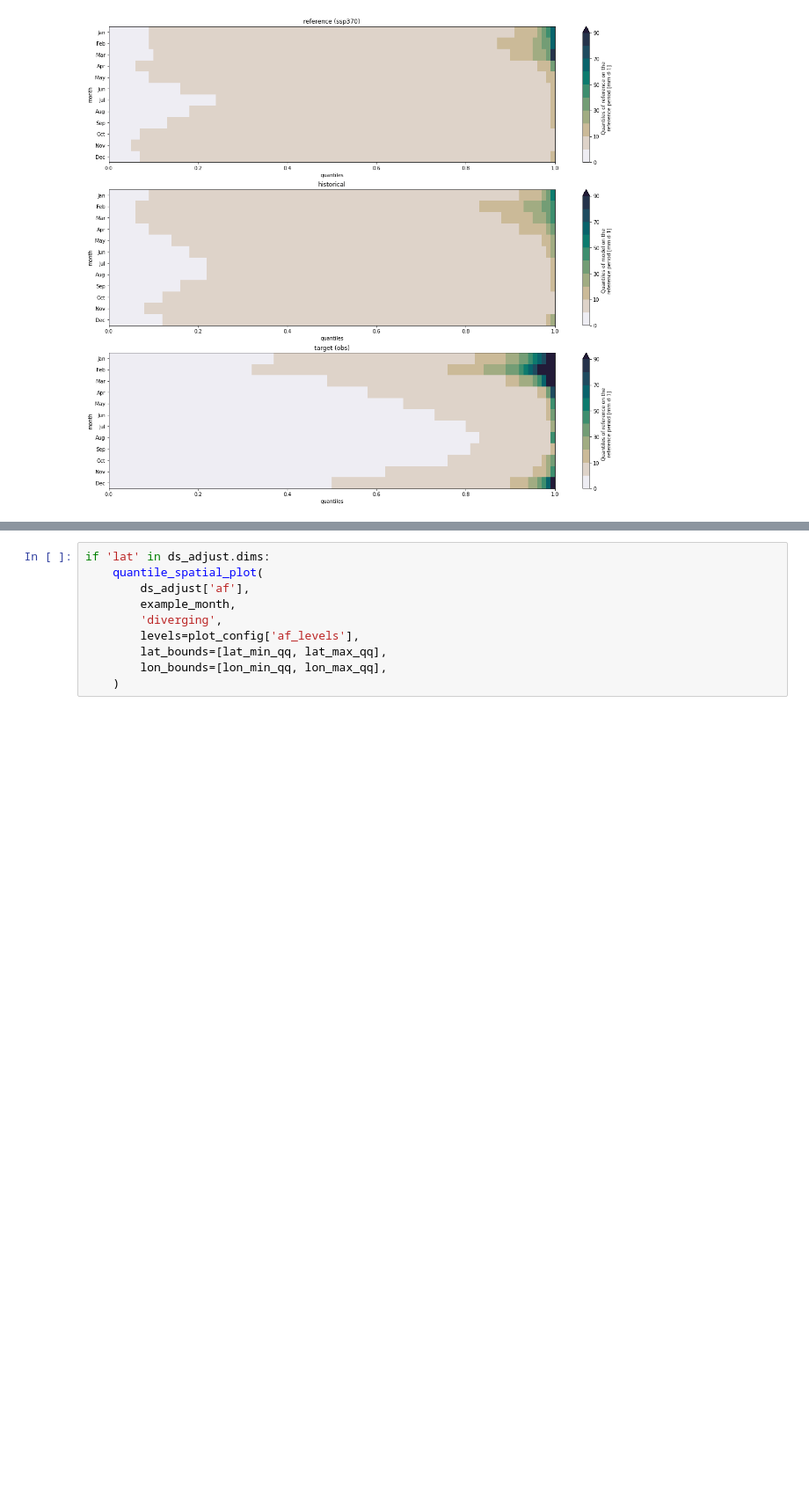
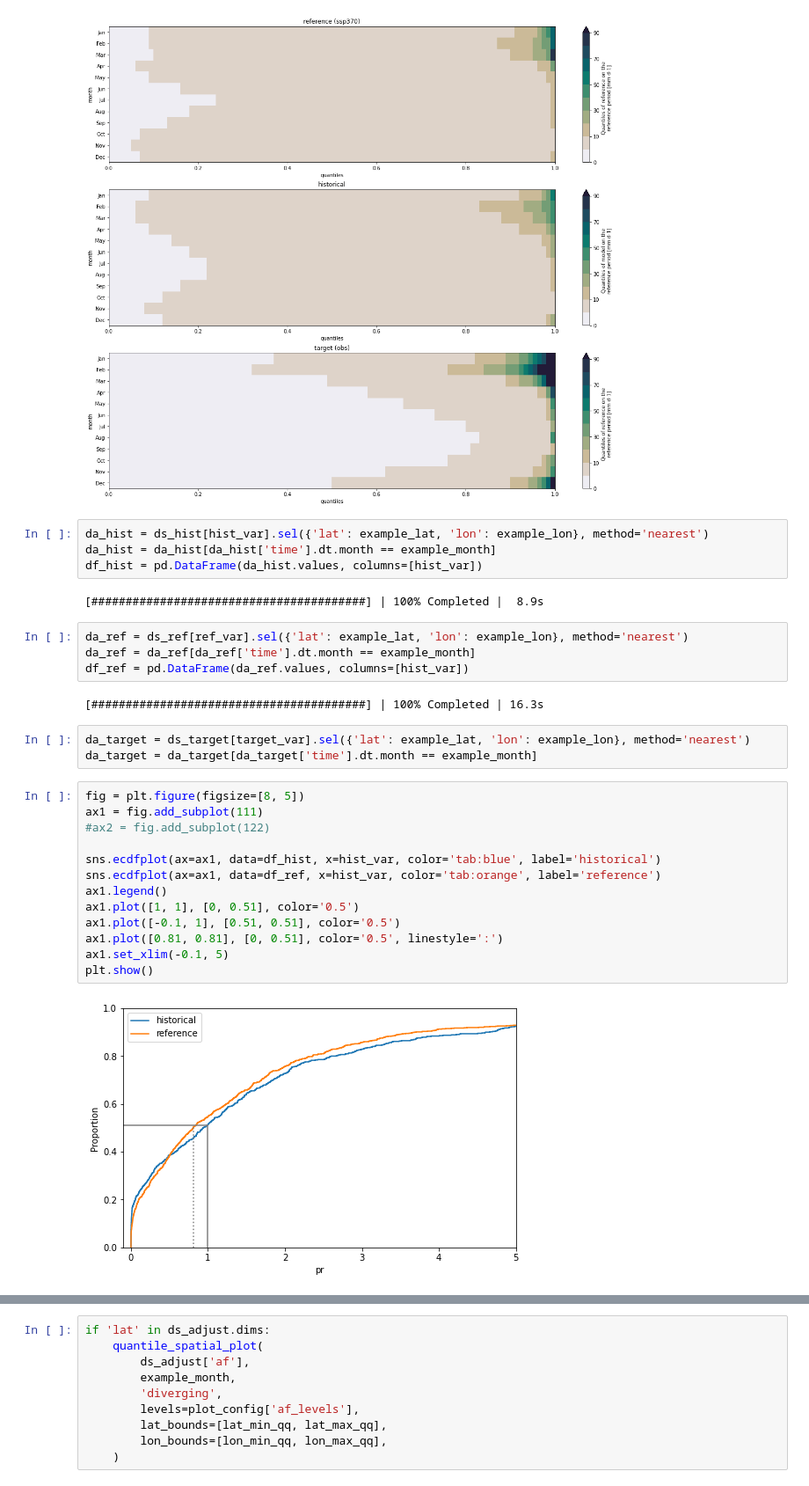
Before and after one commit to AusClimateService/qqscale, a Jupyter notebook: example_validation/pr-qdc-multiplicative-ssr_day_AGCD-ACCESS-ESM1-5_ssp370_r1i1p1f1_20350101-20641231.ipynb, the cells around one changed output, grey strips where cells are left out. Shown at 88% size. Cells and saved outputs as stored; diff of their text form; blank space fills up the shorter version.

```diff
--- a/example_validation/pr-qdc-multiplicative-ssr_day_AGCD-ACCESS-ESM1-5_ssp370_r1i1p1f1_20350101-20641231.ipynb
+++ b/example_validation/pr-qdc-multiplicative-ssr_day_AGCD-ACCESS-ESM1-5_ssp370_r1i1p1f1_20350101-20641231.ipynb
@@ -392,3 +443,33 @@ quantile_month_plot(
 plt.show()
 # %% [output]
 [figure]
+# %%
+da_hist = ds_hist[hist_var].sel({'lat': example_lat, 'lon': example_lon}, method='nearest')
+da_hist = da_hist[da_hist['time'].dt.month == example_month]
+df_hist = pd.DataFrame(da_hist.values, columns=[hist_var])
+# %% [output]
+[########################################] | 100% Completed |  8.9s
+# %%
+da_ref = ds_ref[ref_var].sel({'lat': example_lat, 'lon': example_lon}, method='nearest')
+da_ref = da_ref[da_ref['time'].dt.month == example_month]
+df_ref = pd.DataFrame(da_ref.values, columns=[hist_var])
+# %% [output]
+[########################################] | 100% Completed | 16.3s
+# %%
+da_target = ds_target[target_var].sel({'lat': example_lat, 'lon': example_lon}, method='nearest')
+da_target = da_target[da_target['time'].dt.month == example_month]
+# %%
+fig = plt.figure(figsize=[8, 5])
+ax1 = fig.add_subplot(111)
+#ax2 = fig.add_subplot(122)
+
+sns.ecdfplot(ax=ax1, data=df_hist, x=hist_var, color='tab:blue', label='historical')
+sns.ecdfplot(ax=ax1, data=df_ref, x=hist_var, color='tab:orange', label='reference')
+ax1.legend()
+ax1.plot([1, 1], [0, 0.51], color='0.5')
+ax1.plot([-0.1, 1], [0.51, 0.51], color='0.5')
+ax1.plot([0.81, 0.81], [0, 0.51], color='0.5', linestyle=':')
+ax1.set_xlim(-0.1, 5)
+plt.show()
+# %% [output]
+[figure, added]
```
Also changed, not shown: parts of 14 cells of this notebook, 1 other file.
